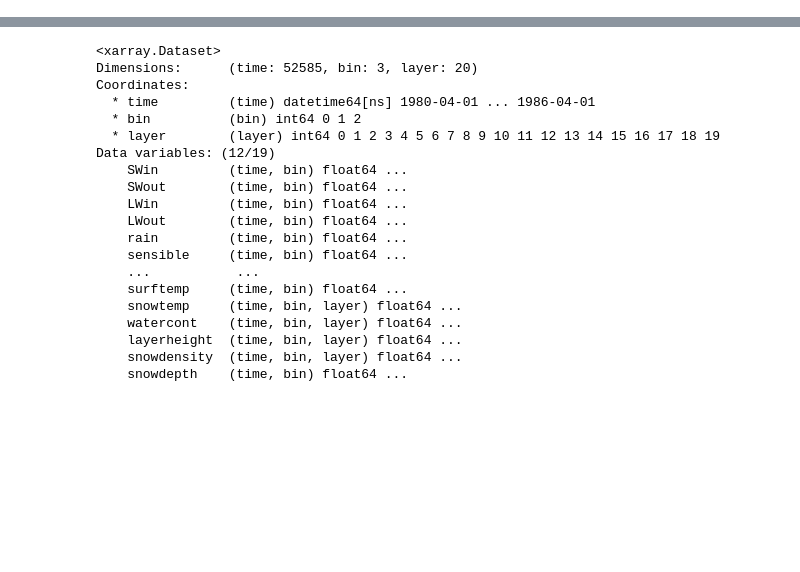
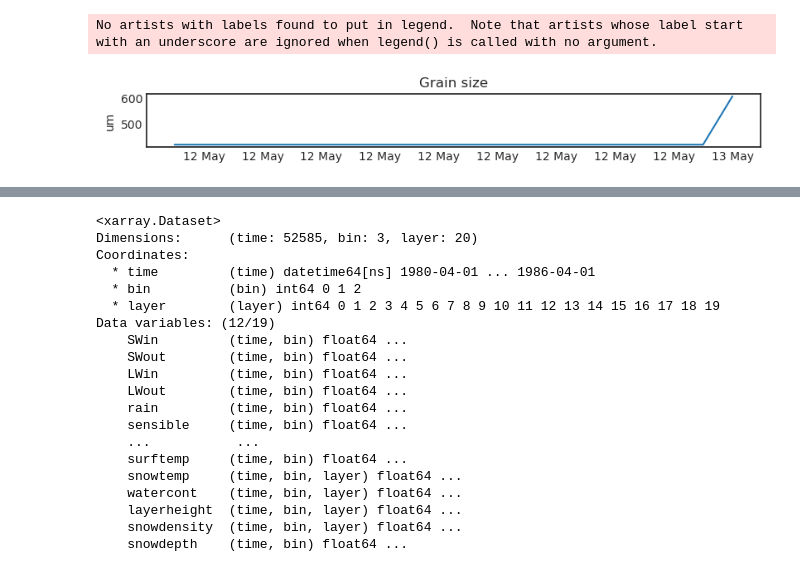
Before and after one commit to clairevwilson/PyGEM-EB, a Jupyter notebook: calibration_plotting.ipynb, the cells around one changed output, grey strips where cells are left out. Drawn from its saved outputs; the diff is of its cells as text; code cells hidden in the pictures; blank space fills up the shorter version.

```diff
--- a/calibration_plotting.ipynb
+++ b/calibration_plotting.ipynb
@@ -10,0 +12,15 @@ from objectives import *
+# %%
+# site = 'AB'
+# ds = xr.open_dataset(f'/home/claire/research/Output/EB/Gulkana_2024_09_19_{site}_0.nc')
+# visualize_layers(ds,pd.date_range('2000-04-21','2000-06-13',freq='d'),['layertemp','layerdensity','layergrainsize'],t=f'First year snowpack at {site}',plot_firn=False)
+site = 'D'
+ds1 = xr.open_dataset(f'/home/claire/research/Output/EB/Gulkana_2024_09_20_{site}_18.nc')
+# visualize_layers(ds1,pd.date_range('2000-04-21 06:00','2000-05-20 07:00',freq='d'),['layertemp','layergrainsize'],ylim=(2),t=f'First year snowpack at {site}',plot_firn=False)
+# simple_plot(ds1,['2000-05-09','2000-05-13'],[['layergrainsize']],cumMB=False,res='h')
+# compare_runs([ds,ds1],[ds.time.values[0],'2000-05-01'],['AB','D'],'layerdensity')
+# compare_runs([ds,ds1],[ds.time.values[0],'2000-05-01'],['AB','D'],'layertemp')
+plot_single_layer(ds1,3,['layergrainsize'],['2000-05-12 05:00','2000-05-13'])
+# compare_runs([ds,ds1],[ds.time.values[0],'2000-05-01'],['AB','D'],'layergrainsize')
+# %% [output]
+No artists with labels found to put in legend.  Note that artists whose label start with an underscore are ignored when legend() is called with no argument.
+[figure, added]
```
Also changed, not shown: parts of 9 cells of this notebook, 7 other files.
